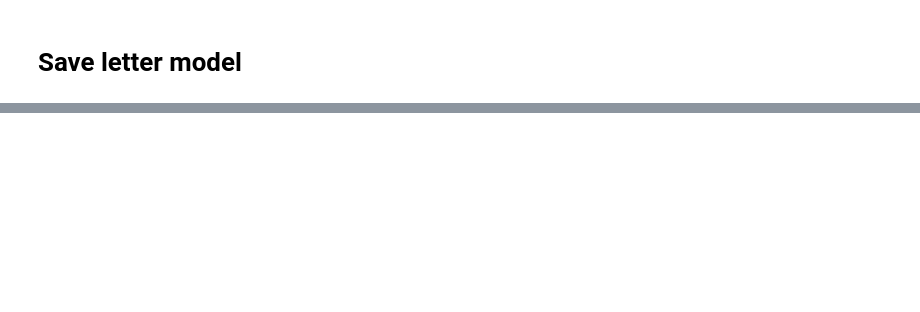
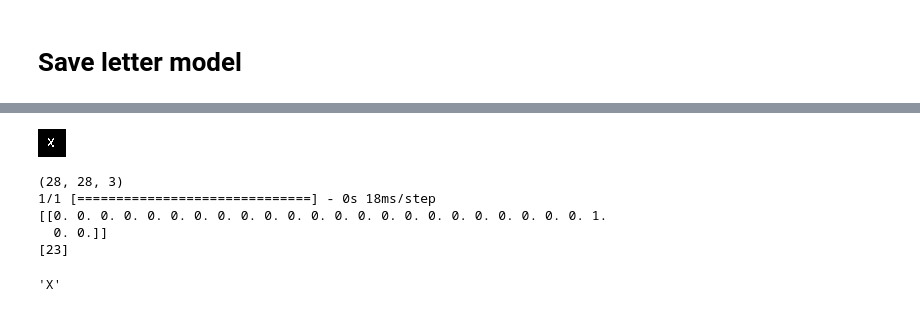
Before and after one commit to noreddinelam/DataAnalyzer, a Jupyter notebook: src/tensorflow/letters.ipynb, the cells around one changed output, grey strips where cells are left out. Saved outputs shown, nothing was run; the diff lists cells and outputs as text; code cells hidden in the pictures; blank space fills up the shorter version.

```diff
--- a/src/tensorflow/letters.ipynb
+++ b/src/tensorflow/letters.ipynb
@@ -337,0 +337,11 @@ dict_directory[int(index)]
+# %%
+index = predict_model("/home/azureuser/letters_dataset/testing/X/0.jpg","letter",model_letters)
+dict_directory[int(index)]
+# %% [output]
+[figure, added]
+(28, 28, 3)
+1/1 [==============================] - 0s 18ms/step
+[[0. 0. 0. 0. 0. 0. 0. 0. 0. 0. 0. 0. 0. 0. 0. 0. 0. 0. 0. 0. 0. 0. 0. 1.
+  0. 0.]]
+[23]
+'X'
```
Also changed, not shown: parts of 15 cells of this notebook.
